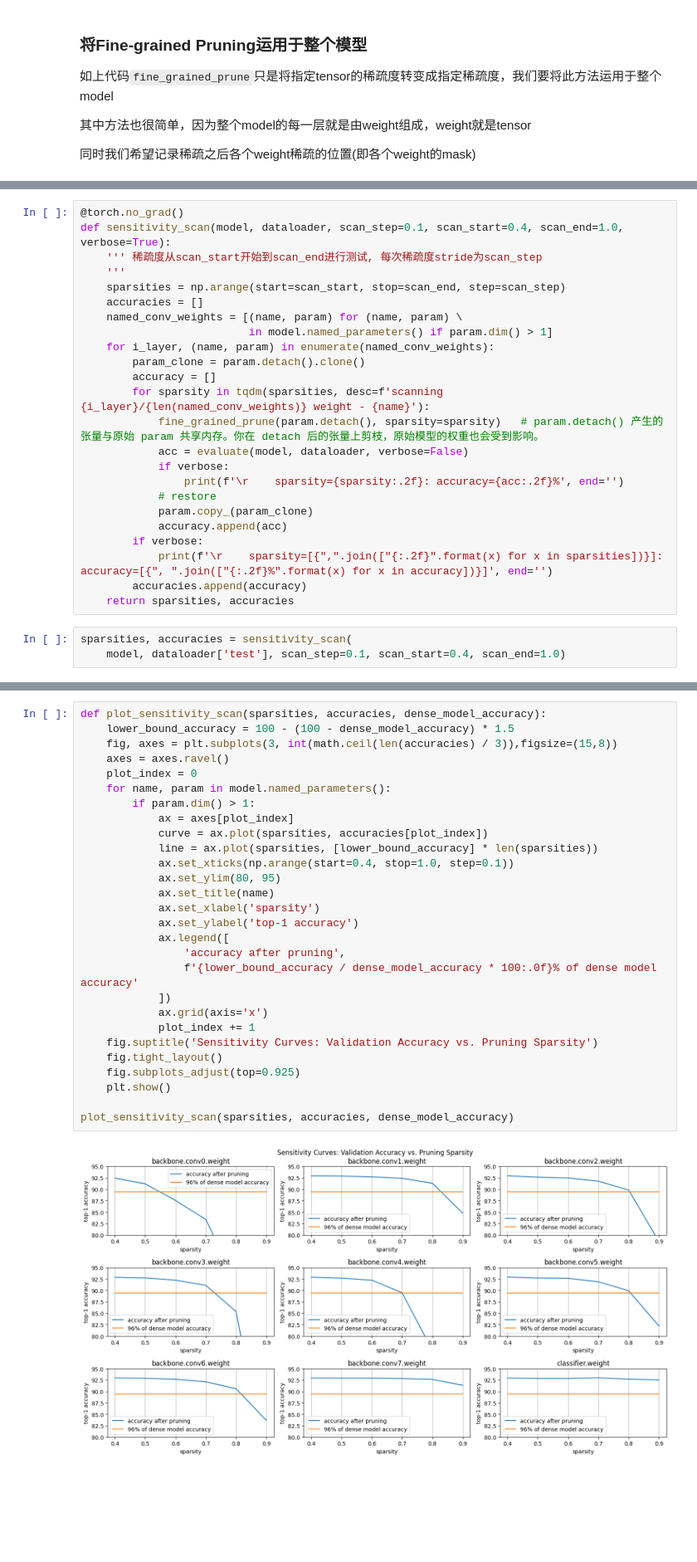
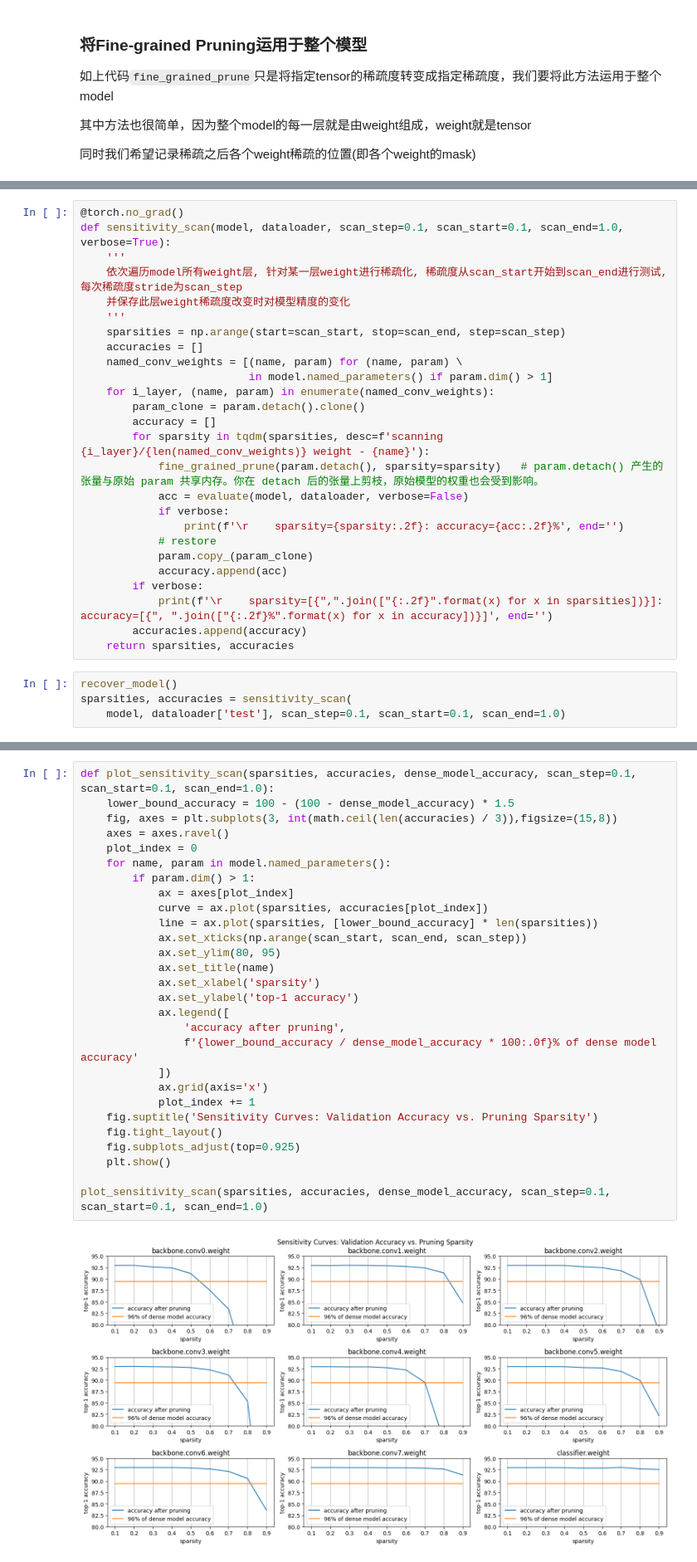
Before and after one commit to cilinmengye/Study-for-MIT6.5940_2024_TinyML-and-Efficient-Deep-Learning-Computing, a Jupyter notebook: LAB1_Pruning/main.ipynb, the cells around one changed output, grey strips where cells are left out. Shown at 83% size. Saved outputs shown, nothing was run; the diff lists cells and outputs as text; blank space fills up the shorter version.

```diff
--- a/LAB1_Pruning/main.ipynb
+++ b/LAB1_Pruning/main.ipynb
@@ -454,8 +461,10 @@ class FineGrainedPruner:
 ![image.png](attachment:image.png)
 # %%
 @torch.no_grad()
-def sensitivity_scan(model, dataloader, scan_step=0.1, scan_start=0.4, scan_end=1.0, verbose=True):
-    ''' 稀疏度从scan_start开始到scan_end进行测试, 每次稀疏度stride为scan_step
+def sensitivity_scan(model, dataloader, scan_step=0.1, scan_start=0.1, scan_end=1.0, verbose=True):
+    '''
+    依次遍历model所有weight层, 针对某一层weight进行稀疏化, 稀疏度从scan_start开始到scan_end进行测试, 每次稀疏度stride为scan_step
+    并保存此层weight稀疏度改变时对模型精度的变化
     '''
     sparsities = np.arange(start=scan_start, stop=scan_end, step=scan_step)
     accuracies = []
@@ -477,6 +486,7 @@ def sensitivity_scan(model, dataloader, scan_step=0.1, scan_start=0.4, scan_end=
         accuracies.append(accuracy)
     return sparsities, accuracies
 # %%
+recover_model()
 sparsities, accuracies = sensitivity_scan(
-    model, dataloader['test'], scan_step=0.1, scan_start=0.4, scan_end=1.0)
+    model, dataloader['test'], scan_step=0.1, scan_start=0.1, scan_end=1.0)
 # %% [output]
@@ -492,30 +502,30 @@ sparsities, accuracies = sensitivity_scan(
 # %%
-def plot_sensitivity_scan(sparsities, accuracies, dense_model_accuracy):
+def plot_sensitivity_scan(sparsities, accuracies, dense_model_accuracy, scan_step=0.1, scan_start=0.1, scan_end=1.0):
     lower_bound_accuracy = 100 - (100 - dense_model_accuracy) * 1.5
     fig, axes = plt.subplots(3, int(math.ceil(len(accuracies) / 3)),figsize=(15,8))
     axes = axes.ravel()
     plot_index = 0
     for name, param in model.named_parameters():
         if param.dim() > 1:
             ax = axes[plot_index]
             curve = ax.plot(sparsities, accuracies[plot_index])
             line = ax.plot(sparsities, [lower_bound_accuracy] * len(sparsities))
-            ax.set_xticks(np.arange(start=0.4, stop=1.0, step=0.1))
+            ax.set_xticks(np.arange(scan_start, scan_end, scan_step))
             ax.set_ylim(80, 95)
             ax.set_title(name)
             ax.set_xlabel('sparsity')
             ax.set_ylabel('top-1 accuracy')
             ax.legend([
                 'accuracy after pruning',
                 f'{lower_bound_accuracy / dense_model_accuracy * 100:.0f}% of dense model accuracy'
             ])
             ax.grid(axis='x')
             plot_index += 1
     fig.suptitle('Sensitivity Curves: Validation Accuracy vs. Pruning Sparsity')
     fig.tight_layout()
     fig.subplots_adjust(top=0.925)
     plt.show()
 
-plot_sensitivity_scan(sparsities, accuracies, dense_model_accuracy)
+plot_sensitivity_scan(sparsities, accuracies, dense_model_accuracy, scan_step=0.1, scan_start=0.1, scan_end=1.0)
 # %% [output]
-[figure, old version]
+[figure, new version]
```
Also changed, not shown: parts of 33 cells of this notebook, 1 other file.
